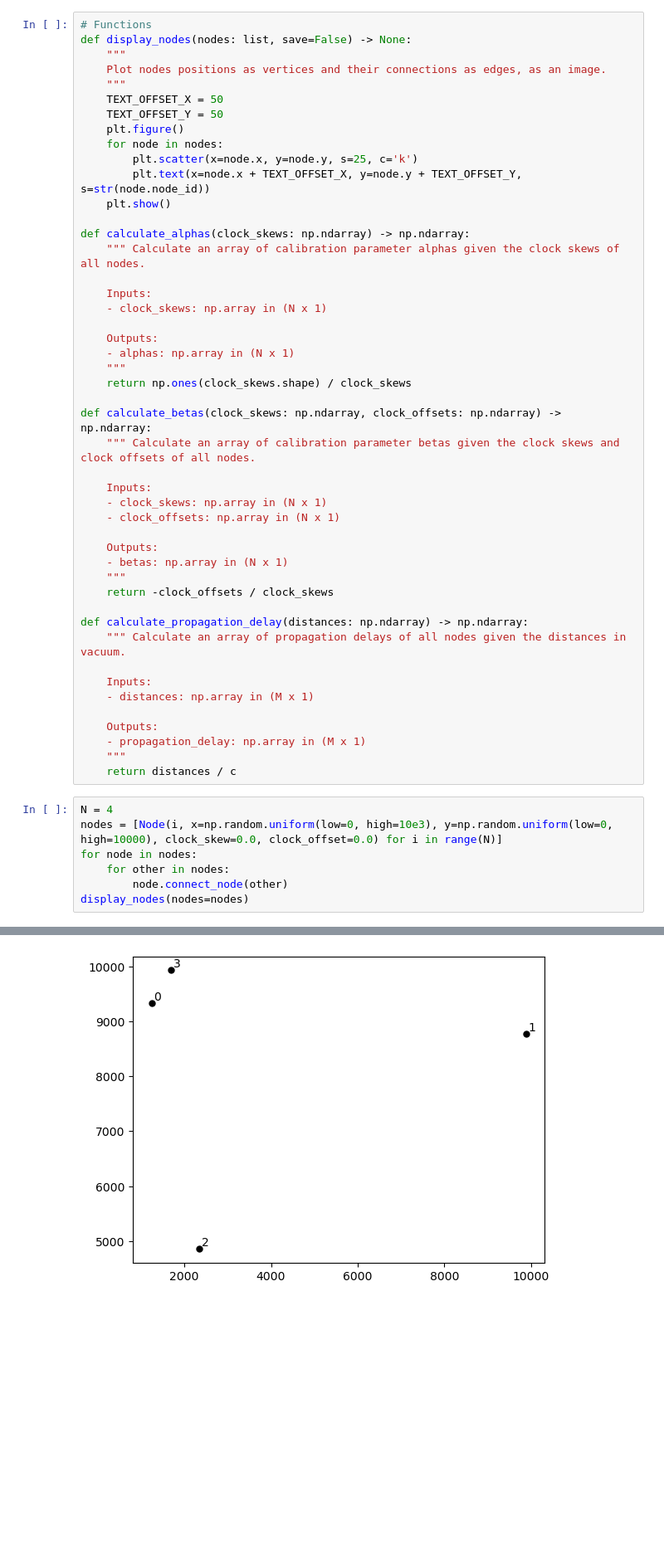
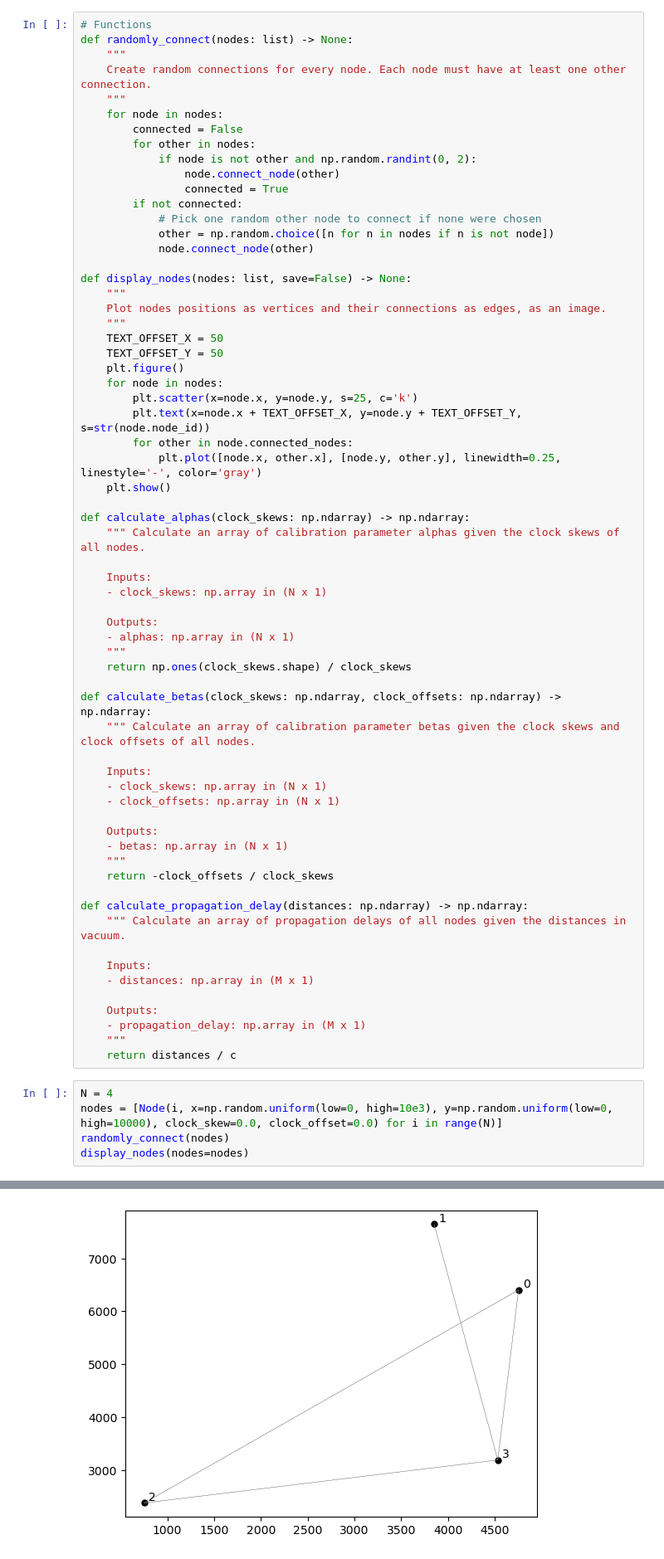
Before and after one commit to AlexanderJamesBecoy/joint-ranging-and-timing-simulation, a Jupyter notebook: rajan2011.ipynb, the cells around one changed output, grey strips where cells are left out. Shown at 83% size. Saved outputs shown, nothing was run; the diff lists cells and outputs as text; blank space fills up the shorter version.

Commit message:
Refactor code with connection randomization

```diff
--- a/rajan2011.ipynb
+++ b/rajan2011.ipynb
@@ -163,6 +162,21 @@ class Node:
         self.Rx_mailbox.clear()
 # %%
 # Functions
+def randomly_connect(nodes: list) -> None:
+    """
+    Create random connections for every node. Each node must have at least one other connection.
+    """
+    for node in nodes:
+        connected = False
+        for other in nodes:
+            if node is not other and np.random.randint(0, 2):
+                node.connect_node(other)
+                connected = True
+        if not connected:
+            # Pick one random other node to connect if none were chosen
+            other = np.random.choice([n for n in nodes if n is not node])
+            node.connect_node(other)
+
 def display_nodes(nodes: list, save=False) -> None:
     """
     Plot nodes positions as vertices and their connections as edges, as an image.
@@ -173,6 +187,8 @@ def display_nodes(nodes: list, save=False) -> None:
     for node in nodes:
         plt.scatter(x=node.x, y=node.y, s=25, c='k')
         plt.text(x=node.x + TEXT_OFFSET_X, y=node.y + TEXT_OFFSET_Y, s=str(node.node_id))
+        for other in node.connected_nodes:
+            plt.plot([node.x, other.x], [node.y, other.y], linewidth=0.25, linestyle='-', color='gray')
     plt.show()
 
 def calculate_alphas(clock_skews: np.ndarray) -> np.ndarray:
@@ -211,8 +227,6 @@ def calculate_propagation_delay(distances: np.ndarray) -> np.ndarray:
 # %%
 N = 4
 nodes = [Node(i, x=np.random.uniform(low=0, high=10e3), y=np.random.uniform(low=0, high=10000), clock_skew=0.0, clock_offset=0.0) for i in range(N)]
-for node in nodes:
-    for other in nodes:
-        node.connect_node(other)
+randomly_connect(nodes)
 display_nodes(nodes=nodes)
 # %% [output]
@@ -220,4 +233,4 @@ display_nodes(nodes=nodes)
-[figure, old version]
+[figure, new version]
 # %% [markdown]
 ## Pairwise Synchronization and Distance Estimation
 
```
Also changed, not shown: parts of 3 cells of this notebook.
